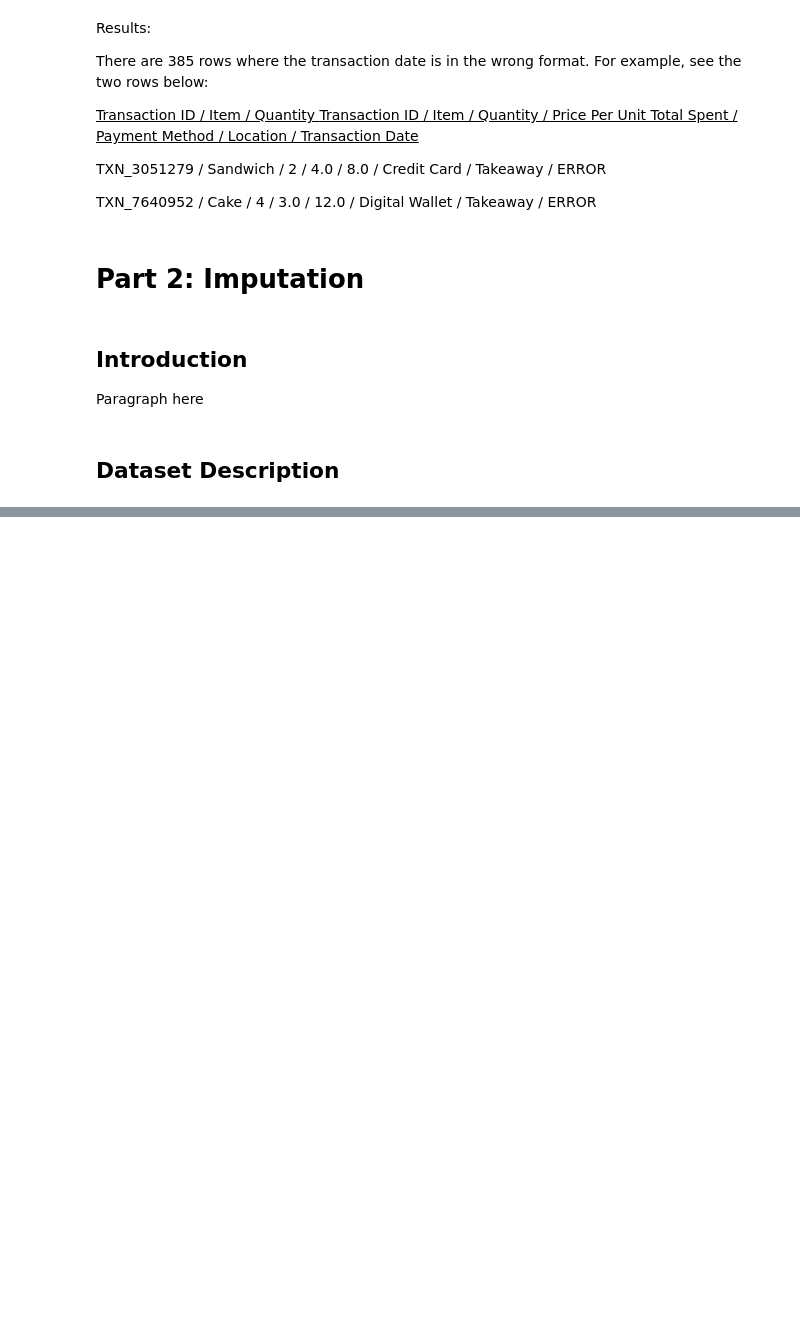
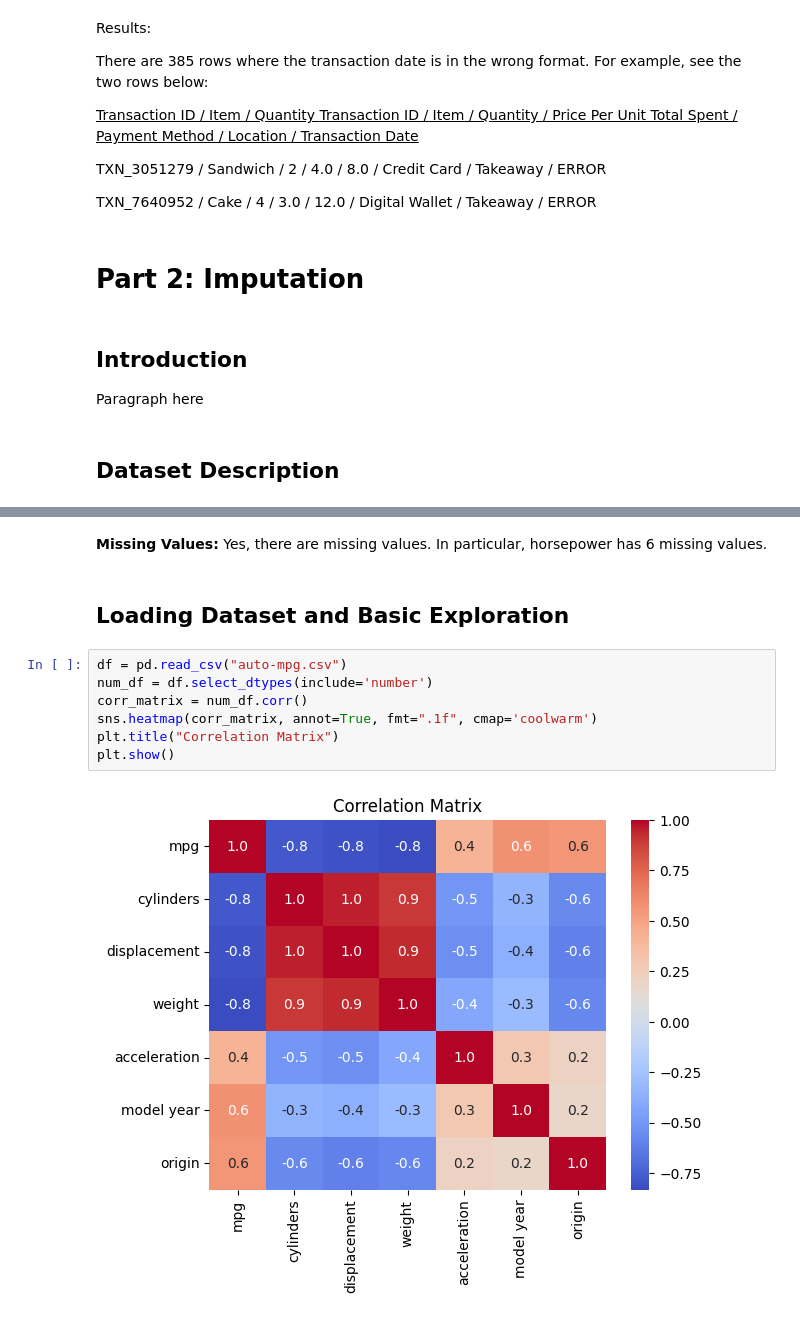
Before and after one commit to Natasa127/CSI4142-A2, a Jupyter notebook: A2.ipynb, the cells around one changed output, grey strips where cells are left out. Saved outputs shown, nothing was run; the diff lists cells and outputs as text; blank space fills up the shorter version.

Commit message:
Second dataset

```diff
--- a/A2.ipynb
+++ b/A2.ipynb
@@ -274,0 +283,13 @@ Paragraph here
+# %% [markdown]
+**Missing Values:** Yes, there are missing values. In particular, horsepower has 6 missing values.
+# %% [markdown]
+## Loading Dataset and Basic Exploration
+# %%
+df = pd.read_csv("auto-mpg.csv")
+num_df = df.select_dtypes(include='number')
+corr_matrix = num_df.corr()
+sns.heatmap(corr_matrix, annot=True, fmt=".1f", cmap='coolwarm')
+plt.title("Correlation Matrix")
+plt.show()
+# %% [output]
+[figure, added]
```
Also changed, not shown: parts of 1 cell of this notebook, 1 other file.
